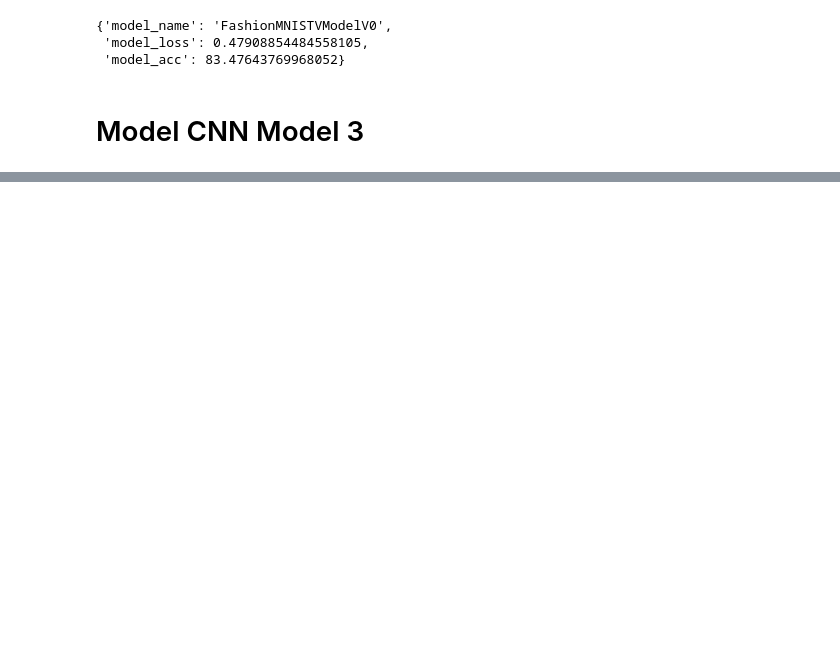
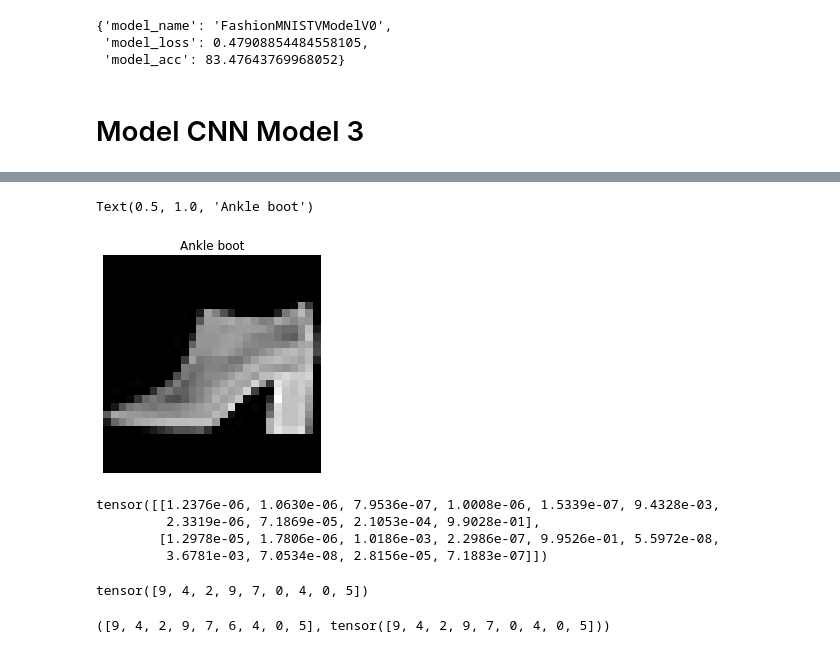
Before and after one commit to pascale25/Deep_learning, a Jupyter notebook: CNN_Visual_Recognition.ipynb, the cells around one changed output, grey strips where cells are left out. Drawn from its saved outputs; the diff is of its cells as text; code cells hidden in the pictures; blank space fills up the shorter version.

```diff
--- a/CNN_Visual_Recognition.ipynb
+++ b/CNN_Visual_Recognition.ipynb
@@ -836,0 +1232,30 @@ model_01_results
+# %%
+plt.imshow(test_samples[0].squeeze(), cmap ='gray')
+plt.axis(False)
+plt.title(class_names[test_labels[0]])
+# %% [output]
+Text(0.5, 1.0, 'Ankle boot')
+[figure, added]
+# %%
+# Make Predictions
+pred_probs= make_predictions(model=model_3,
+                             data=test_samples)
+
+# View first two prediction probabilities list
+pred_probs[:2]
+# %% [output]
+tensor([[1.2376e-06, 1.0630e-06, 7.9536e-07, 1.0008e-06, 1.5339e-07, 9.4328e-03,
+         2.3319e-06, 7.1869e-05, 2.1053e-04, 9.9028e-01],
+        [1.2978e-05, 1.7806e-06, 1.0186e-03, 2.2986e-07, 9.9526e-01, 5.5972e-08,
+         3.6781e-03, 7.0534e-08, 2.8156e-05, 7.1883e-07]])
+# %%
+# Turn the prediction probabilities into prediction labels by taking the argmax()
+pred_classes = pred_probs.argmax(dim=1)
+pred_classes
+# %% [output]
+tensor([9, 4, 2, 9, 7, 0, 4, 0, 5])
+# %%
+# Are our predictions in the same form as our test labels?
+test_labels, pred_classes
+# %% [output]
+([9, 4, 2, 9, 7, 6, 4, 0, 5], tensor([9, 4, 2, 9, 7, 0, 4, 0, 5]))
```
Also changed, not shown: parts of 35 cells of this notebook.
